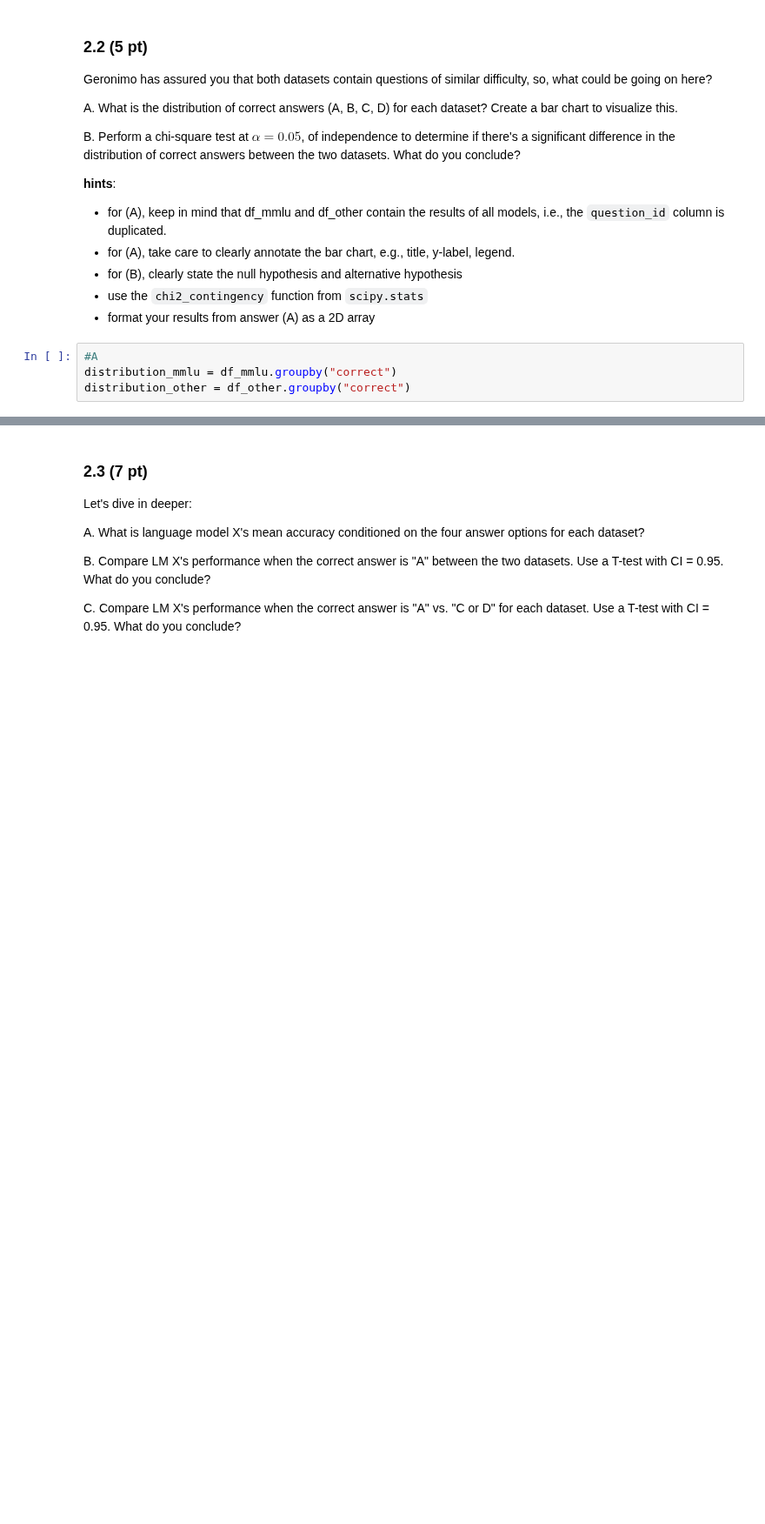
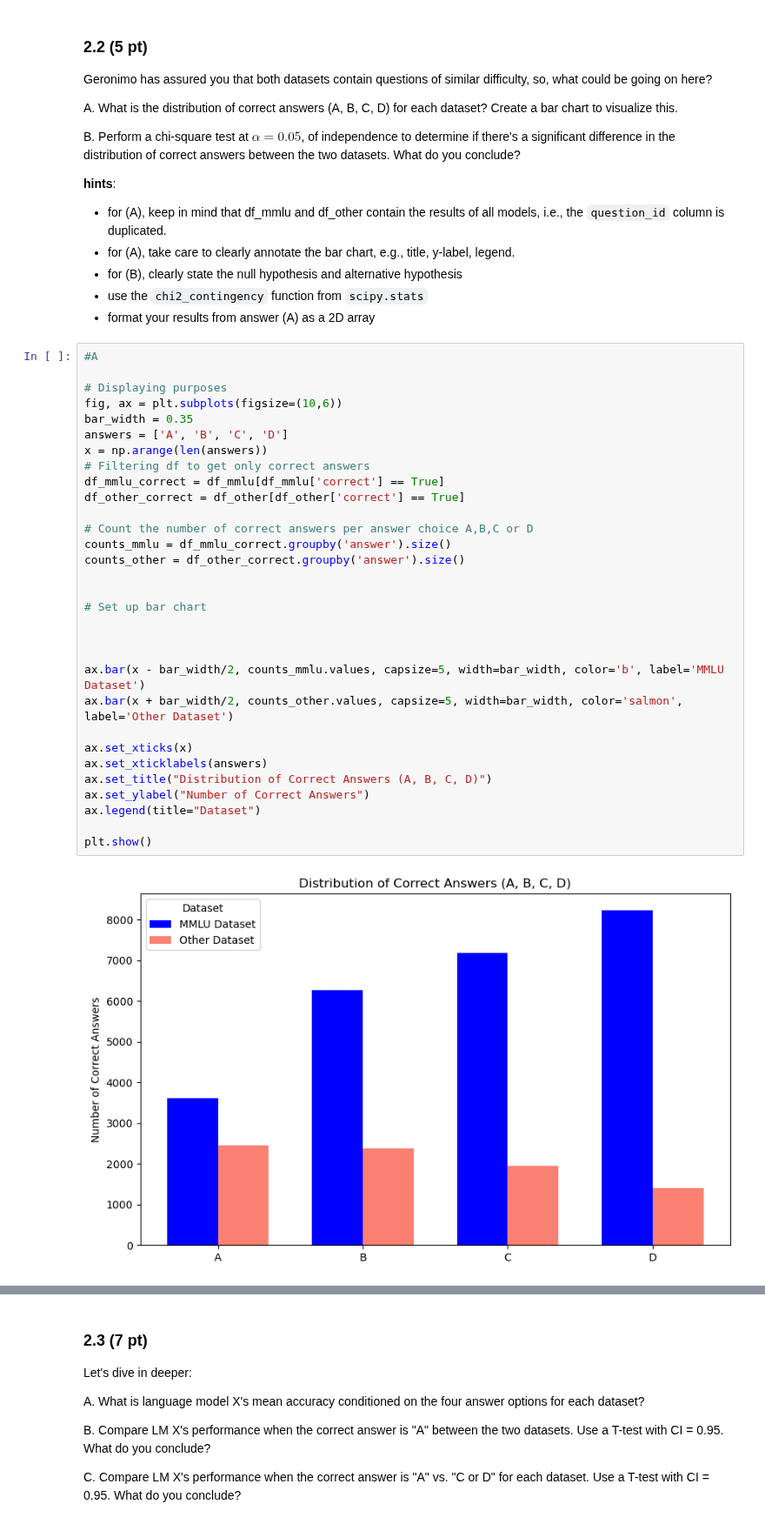
Before and after one commit to Ingridsm21/Data_Analysis, a Jupyter notebook: clinic1/DA-clinic1-empty.ipynb, the cells around one changed output, grey strips where cells are left out. Shown at 87% size. Saved outputs shown, nothing was run; the diff lists cells and outputs as text; blank space fills up the shorter version.

```diff
--- a/clinic1/DA-clinic1-empty.ipynb
+++ b/clinic1/DA-clinic1-empty.ipynb
@@ -587,7 +599,36 @@ B. Perform a chi-square test at $\alpha = 0.05$, of independence to determine if
 - format your results from answer (A) as a 2D array
 # %%
 #A
-distribution_mmlu = df_mmlu.groupby("correct")
-distribution_other = df_other.groupby("correct")
+
+# Displaying purposes
+fig, ax = plt.subplots(figsize=(10,6))
+bar_width = 0.35
+answers = ['A', 'B', 'C', 'D']
+x = np.arange(len(answers))
+# Filtering df to get only correct answers
+df_mmlu_correct = df_mmlu[df_mmlu['correct'] == True]
+df_other_correct = df_other[df_other['correct'] == True]
+
+# Count the number of correct answers per answer choice A,B,C or D
+counts_mmlu = df_mmlu_correct.groupby('answer').size()
+counts_other = df_other_correct.groupby('answer').size()
+
+
+# Set up bar chart
+
+
+
+ax.bar(x - bar_width/2, counts_mmlu.values, capsize=5, width=bar_width, color='b', label='MMLU Dataset')
+ax.bar(x + bar_width/2, counts_other.values, capsize=5, width=bar_width, color='salmon', label='Other Dataset')
+
+ax.set_xticks(x)
+ax.set_xticklabels(answers)
+ax.set_title("Distribution of Correct Answers (A, B, C, D)")
+ax.set_ylabel("Number of Correct Answers")
+ax.legend(title="Dataset")
+
+plt.show()
+# %% [output]
+[figure, added]
 # %%
 #B
```
Also changed, not shown: parts of 7 cells of this notebook.
